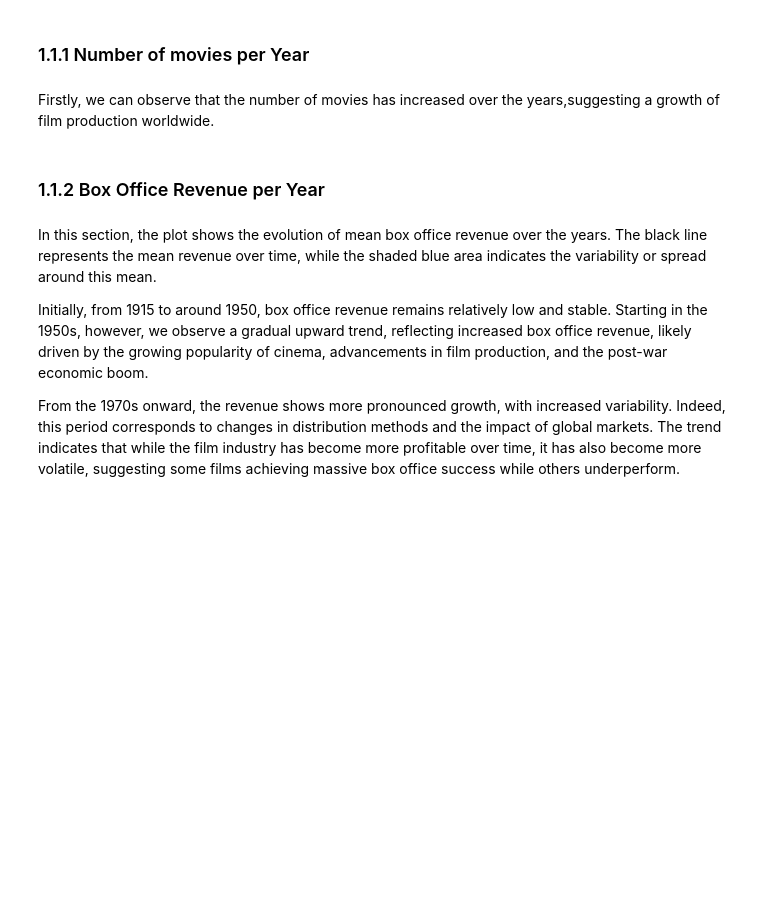
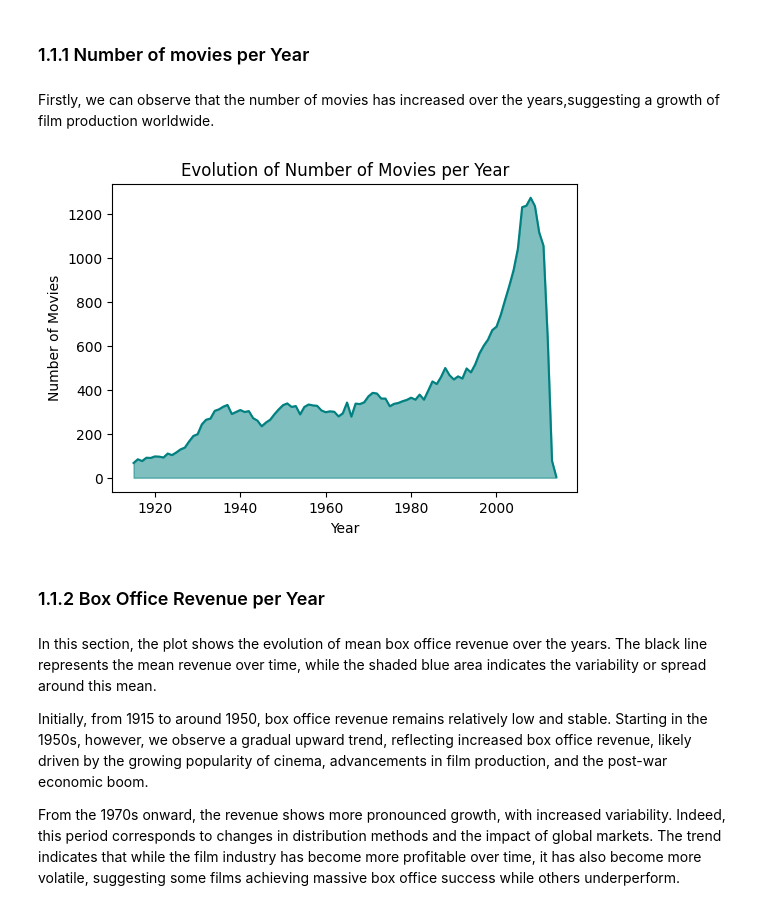
Before and after one commit to epfl-ada/ada-2024-project-melyn, a Jupyter notebook: results.ipynb, the cells around one changed output. Cells and saved outputs as stored; diff of their text form; code cells hidden in the pictures; blank space fills up the shorter version.

Commit message:
Done preprocessing of movie_metadata and IMDb datasets

```diff
--- a/results.ipynb
+++ b/results.ipynb
@@ -30,7 +29,7 @@ cmu_folder = data_folder + 'CMU/'
 # %%
 ## Load the data
 
-with open(pickle_folder + 'movies.p', 'rb') as f:
+with open(pickle_folder + 'movies_clean.p', 'rb') as f:
     movie_data = pickle.load(f)
 
 with open(pickle_folder + 'characters.p', 'rb') as f:
@@ -60,16 +79,18 @@ We start by analyzing the number of films and box-office revenues over the entir
 # %% [markdown]
 Firstly, we can observe that the number of movies has increased over the years,suggesting a growth of film production worldwide.
 # %%
-md_number = md.copy().dropna(subset=['Movie_release_date'])
+md_number = movie_data.copy()
 movies_per_year = md_number['Year'].value_counts().sort_index()
 
 plt.figure(figsize=(6, 4))
 plt.plot(movies_per_year.index, movies_per_year.values, linestyle='-', color='teal')
 plt.fill_between(movies_per_year.index, movies_per_year.values, color='teal', alpha=0.5)
 plt.xlabel("Year")
 plt.ylabel("Number of Movies")
 plt.title("Evolution of Number of Movies per Year")
 plt.show()
+# %% [output]
+[figure, added]
 # %% [markdown]
 ### 1.1.2 Box Office Revenue per Year
 # %% [markdown]
```
Also changed, not shown: parts of 18 cells of this notebook, 9 other files.
